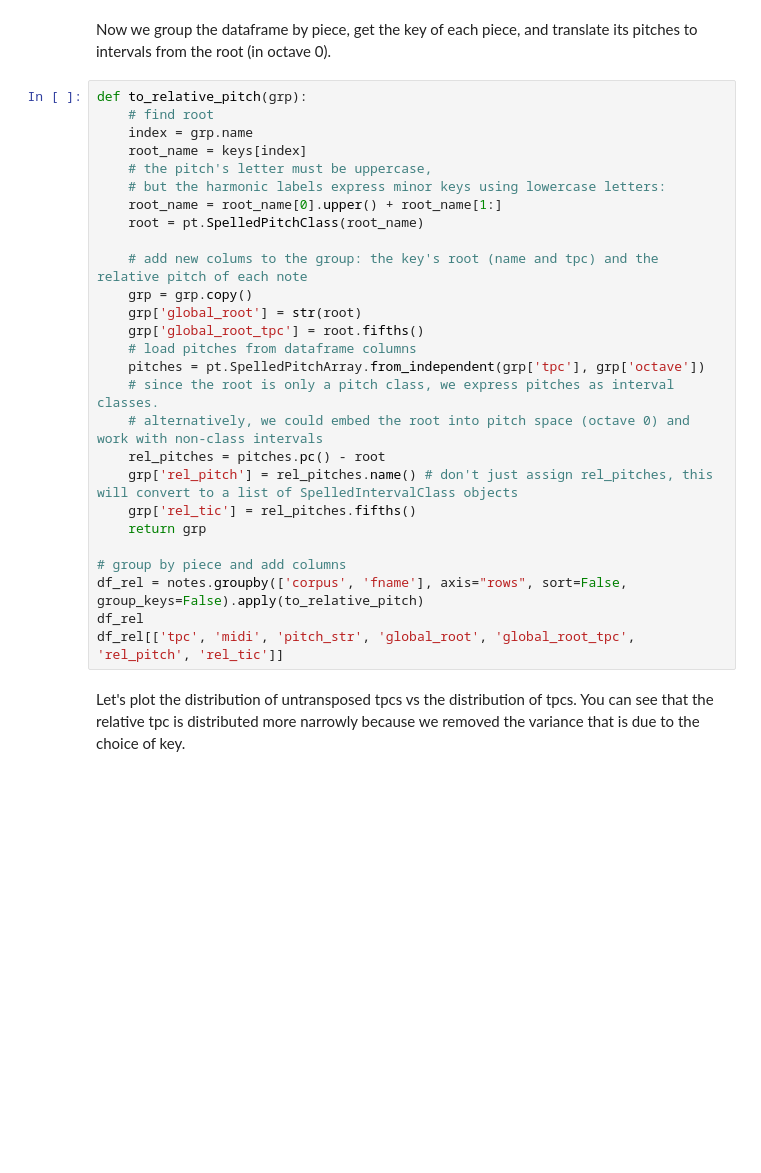
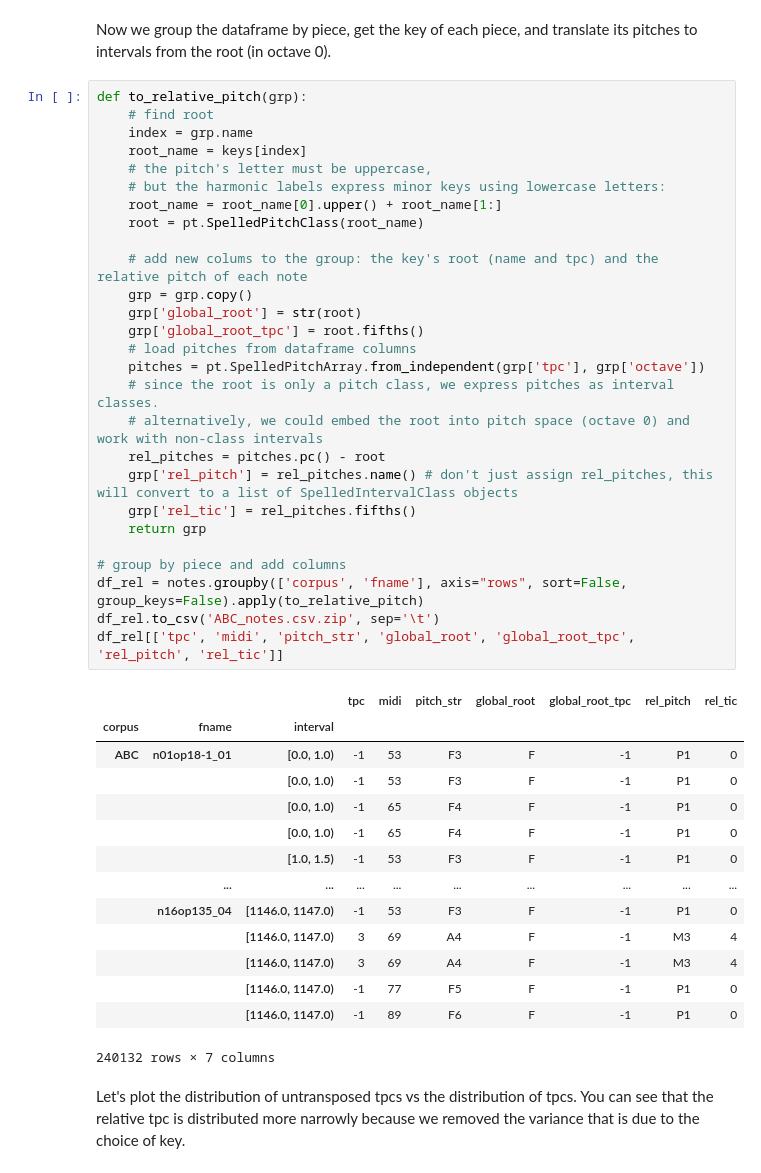
Before and after one commit to DCMLab/dimcat, a Jupyter notebook: docs/notebooks/pitches.ipynb, the cells around one changed output. Cells and saved outputs as stored; diff of their text form; blank space fills up the shorter version.

```diff
--- a/docs/notebooks/pitches.ipynb
+++ b/docs/notebooks/pitches.ipynb
@@ -73,30 +187,45 @@ Now we group the dataframe by piece, get the key of each piece, and translate it
 # %%
 def to_relative_pitch(grp):
     # find root
     index = grp.name
     root_name = keys[index]
     # the pitch's letter must be uppercase,
     # but the harmonic labels express minor keys using lowercase letters:
     root_name = root_name[0].upper() + root_name[1:]
     root = pt.SpelledPitchClass(root_name)
 
     # add new colums to the group: the key's root (name and tpc) and the relative pitch of each note
     grp = grp.copy()
     grp['global_root'] = str(root)
     grp['global_root_tpc'] = root.fifths()
     # load pitches from dataframe columns
     pitches = pt.SpelledPitchArray.from_independent(grp['tpc'], grp['octave'])
     # since the root is only a pitch class, we express pitches as interval classes.
     # alternatively, we could embed the root into pitch space (octave 0) and work with non-class intervals
     rel_pitches = pitches.pc() - root
     grp['rel_pitch'] = rel_pitches.name() # don't just assign rel_pitches, this will convert to a list of SpelledIntervalClass objects
     grp['rel_tic'] = rel_pitches.fifths()
     return grp
 
 # group by piece and add columns
 df_rel = notes.groupby(['corpus', 'fname'], axis="rows", sort=False, group_keys=False).apply(to_relative_pitch)
-df_rel
+df_rel.to_csv('ABC_notes.csv.zip', sep='\t')
 df_rel[['tpc', 'midi', 'pitch_str', 'global_root', 'global_root_tpc', 'rel_pitch', 'rel_tic']]
+# %% [output]
+|  |  |  | tpc | midi | pitch_str | global_root | global_root_tpc | rel_pitch | rel_tic |
+| corpus | fname | interval |  |  |  |  |  |  |  |
+| ABC | n01op18-1_01 | [0.0, 1.0) | -1 | 53 | F3 | F | -1 | P1 | 0 |
+|  |  | [0.0, 1.0) | -1 | 53 | F3 | F | -1 | P1 | 0 |
+|  |  | [0.0, 1.0) | -1 | 65 | F4 | F | -1 | P1 | 0 |
+|  |  | [0.0, 1.0) | -1 | 65 | F4 | F | -1 | P1 | 0 |
+|  |  | [1.0, 1.5) | -1 | 53 | F3 | F | -1 | P1 | 0 |
+|  | ... | ... | ... | ... | ... | ... | ... | ... | ... |
+|  | n16op135_04 | [1146.0, 1147.0) | -1 | 53 | F3 | F | -1 | P1 | 0 |
+|  |  | [1146.0, 1147.0) | 3 | 69 | A4 | F | -1 | M3 | 4 |
+|  |  | [1146.0, 1147.0) | 3 | 69 | A4 | F | -1 | M3 | 4 |
+|  |  | [1146.0, 1147.0) | -1 | 77 | F5 | F | -1 | P1 | 0 |
+|  |  | [1146.0, 1147.0) | -1 | 89 | F6 | F | -1 | P1 | 0 |
+240132 rows × 7 columns
 # %% [markdown]
 Let's plot the distribution of untransposed tpcs vs the distribution of tpcs. You can see that the relative tpc is distributed more narrowly because we removed the variance that is due to the choice of key.
 # %%
```
Also changed, not shown: parts of 10 cells of this notebook, 12 other files.
